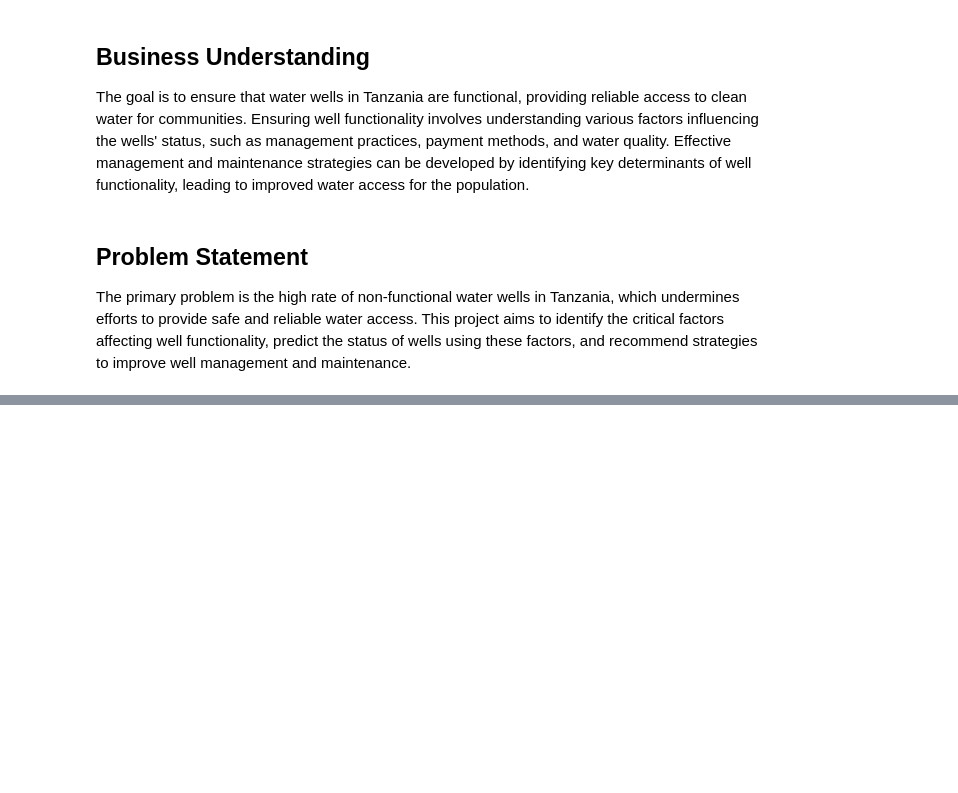
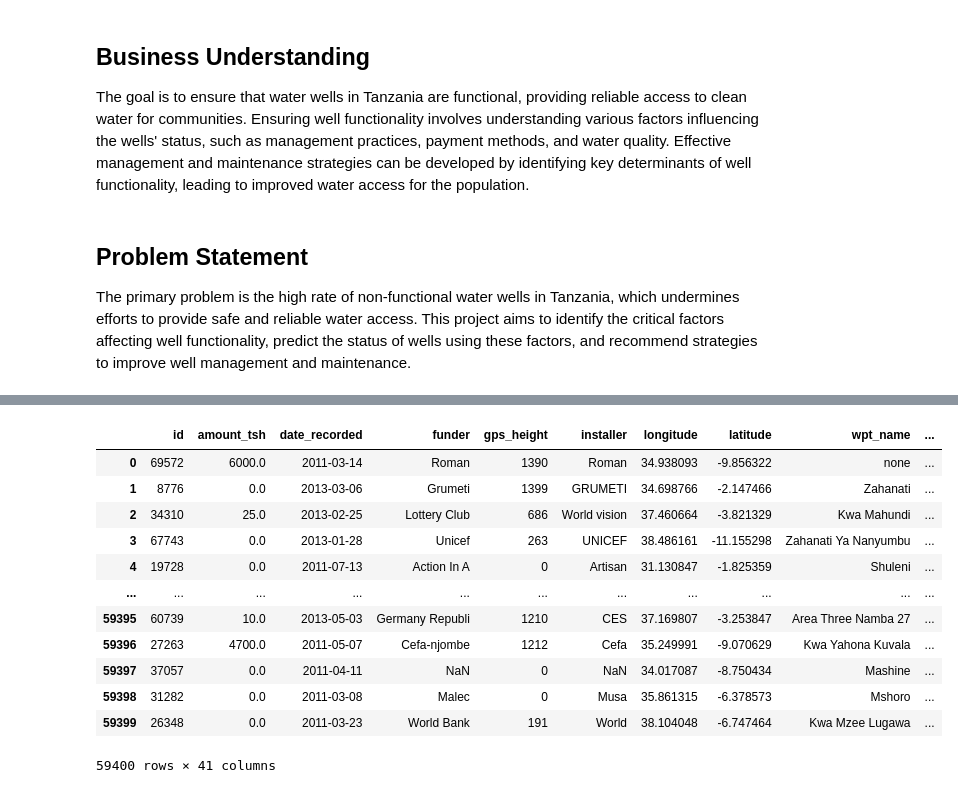
Before and after one commit to dennis2440/dsc-phase-3-project, a Jupyter notebook: Projetct.ipynb, the cells around one changed output, grey strips where cells are left out. Saved outputs shown, nothing was run; the diff lists cells and outputs as text; code cells hidden in the pictures; blank space fills up the shorter version.

Commit message:
data preprocessing and cleaning

```diff
--- a/Projetct.ipynb
+++ b/Projetct.ipynb
@@ -11,0 +25,3 @@ The primary problem is the high rate of non-functional water wells in Tanzania,
+# %%
+df1 = pd.read_csv('files/Tz water wells1.csv')
+df2 = pd.read_csv('files/wells.cond.csv')
@@ -11,0 +59,18 @@ The primary problem is the high rate of non-functional water wells in Tanzania,
+# %%
+# Merging target data frame with our main dataframe
+data = pd.merge(df1,df2, on = 'id', how = 'inner')
+data
+# %% [output]
+|  | id | amount_tsh | date_recorded | funder | gps_height | installer | longitude | latitude | wpt_name | ... |
+| 0 | 69572 | 6000.0 | 2011-03-14 | Roman | 1390 | Roman | 34.938093 | -9.856322 | none | ... |
+| 1 | 8776 | 0.0 | 2013-03-06 | Grumeti | 1399 | GRUMETI | 34.698766 | -2.147466 | Zahanati | ... |
+| 2 | 34310 | 25.0 | 2013-02-25 | Lottery Club | 686 | World vision | 37.460664 | -3.821329 | Kwa Mahundi | ... |
+| 3 | 67743 | 0.0 | 2013-01-28 | Unicef | 263 | UNICEF | 38.486161 | -11.155298 | Zahanati Ya Nanyumbu | ... |
+| 4 | 19728 | 0.0 | 2011-07-13 | Action In A | 0 | Artisan | 31.130847 | -1.825359 | Shuleni | ... |
+| ... | ... | ... | ... | ... | ... | ... | ... | ... | ... | ... |
+| 59395 | 60739 | 10.0 | 2013-05-03 | Germany Republi | 1210 | CES | 37.169807 | -3.253847 | Area Three Namba 27 | ... |
+| 59396 | 27263 | 4700.0 | 2011-05-07 | Cefa-njombe | 1212 | Cefa | 35.249991 | -9.070629 | Kwa Yahona Kuvala | ... |
+| 59397 | 37057 | 0.0 | 2011-04-11 | NaN | 0 | NaN | 34.017087 | -8.750434 | Mashine | ... |
+| 59398 | 31282 | 0.0 | 2011-03-08 | Malec | 0 | Musa | 35.861315 | -6.378573 | Mshoro | ... |
+| 59399 | 26348 | 0.0 | 2011-03-23 | World Bank | 191 | World | 38.104048 | -6.747464 | Kwa Mzee Lugawa | ... |
+59400 rows × 41 columns
```
Also changed, not shown: parts of 12 cells of this notebook.
